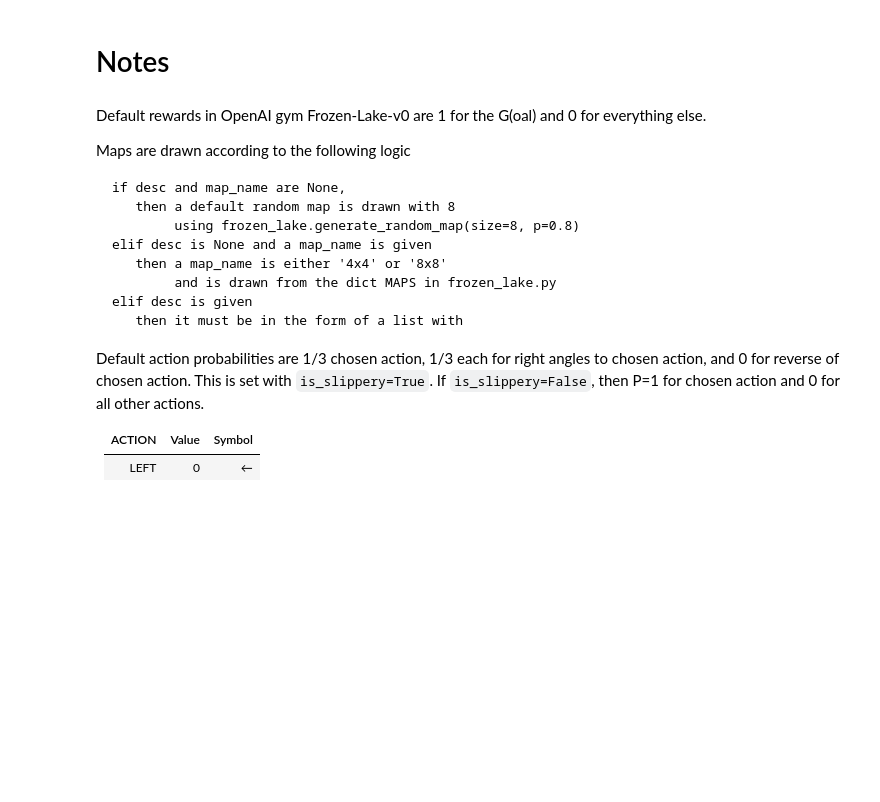
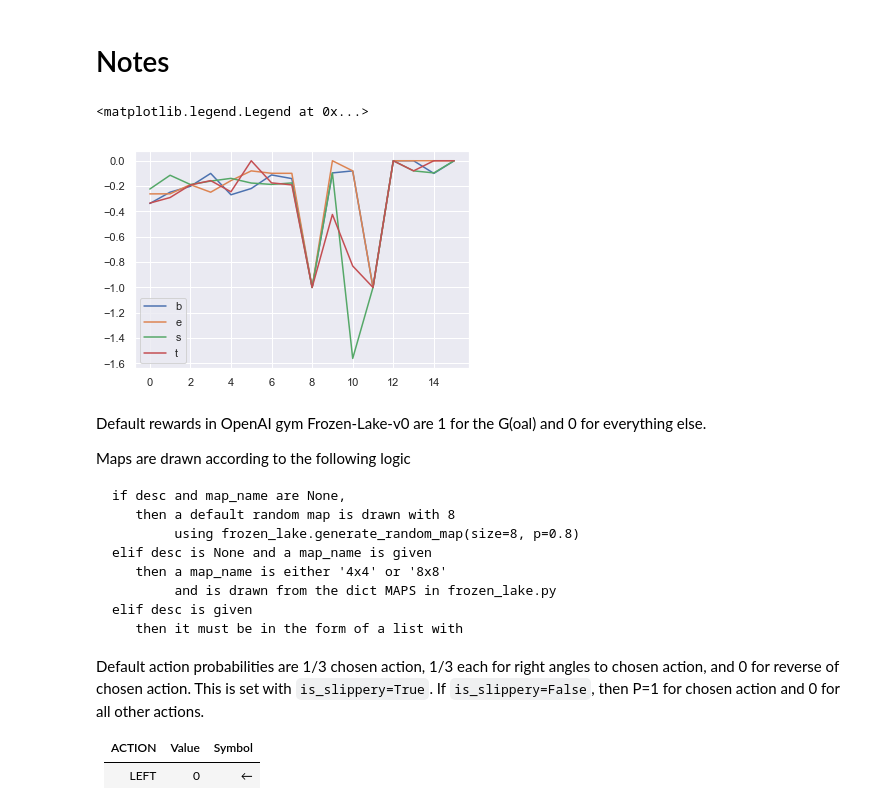
Before and after one commit to TommyJohnDub/hw4-ncook-solution, a Jupyter notebook: ncook3-solution-base-iterate.ipynb, the cells around one changed output. Cells and saved outputs as stored; diff of their text form; code cells hidden in the pictures; blank space fills up the shorter version.

Commit message:
refactored a bit, addded some plots, added metrics to Q learning

```diff
--- a/ncook3-solution-base-iterate.ipynb
+++ b/ncook3-solution-base-iterate.ipynb
@@ -261,5 +218,15 @@ Complete!
 # %% [markdown]
 # Notes
+# %%
+plt.plot(Q)
+plt.legend('best')
+# pprint(Q)
+# print(Q_epochs)
+# print([r.max() for r in Q])
+# print(np.mean([r.max() for r in Q]))
+# %% [output]
+<matplotlib.legend.Legend at 0x...>
+[figure, added]
 # %% [markdown]
 Default rewards in OpenAI gym Frozen-Lake-v0 are 1 for the G(oal) and 0 for everything else.
 
```
Also changed, not shown: parts of 5 cells of this notebook, 2 other files.
